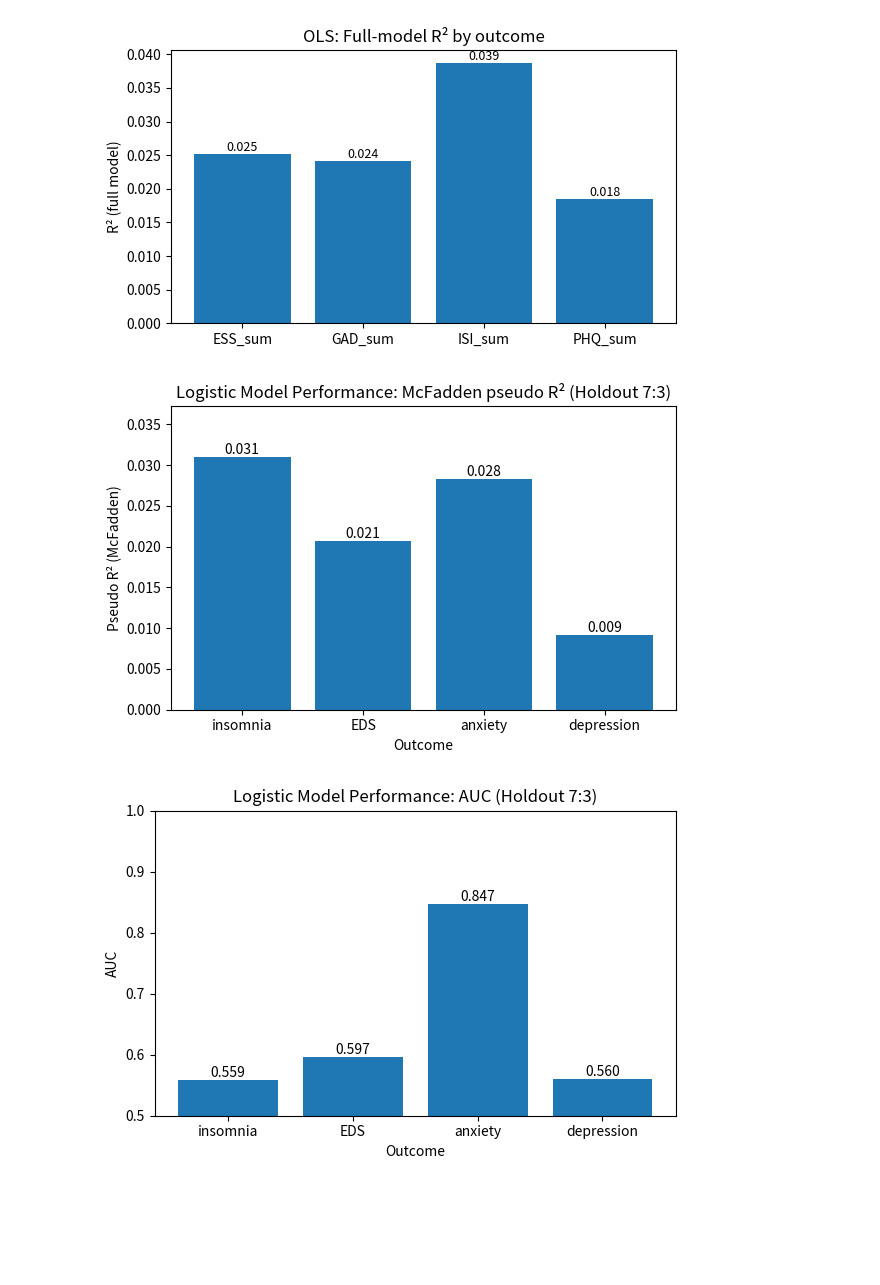
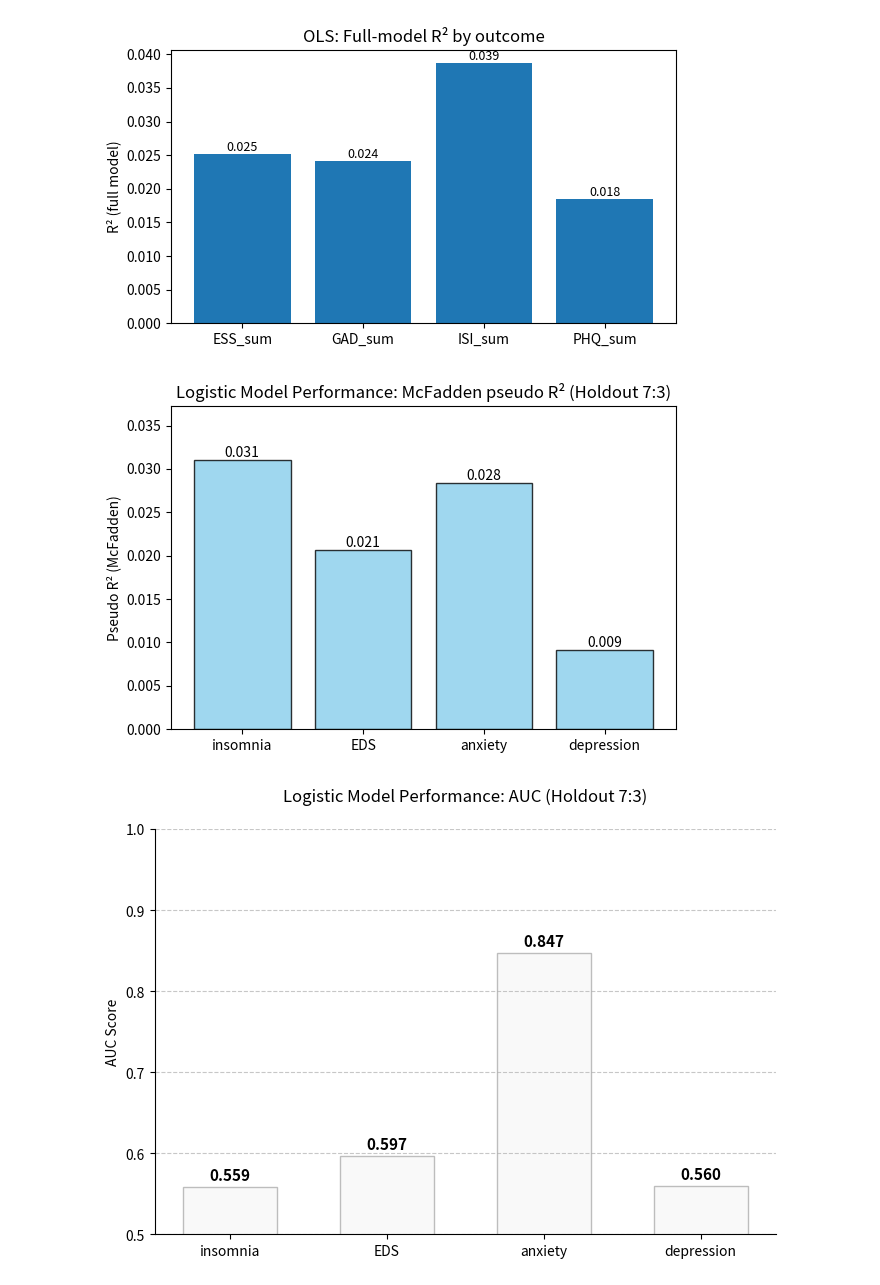
Before and after one commit to LeeHyunWon999/SleepHi, a Jupyter notebook: EDA_sleep_EFA_ver5_final_test_outcome.ipynb, the cells around one changed output. Saved outputs shown, nothing was run; the diff lists cells and outputs as text; code cells hidden in the pictures; blank space fills up the shorter version.

Commit message:
plot edit

```diff
--- a/EDA_sleep_EFA_ver5_final_test_outcome.ipynb
+++ b/EDA_sleep_EFA_ver5_final_test_outcome.ipynb
@@ -2676,7 +2676,7 @@ import matplotlib.pyplot as plt
 def plot_model_metrics(csv_path: str, title_suffix: str = "", show_auc_ci: bool = False):
     logit_df = pd.read_csv(csv_path)
 
-    # outcome별로 모델 지표 1개만 추출 (first)
+    # outcome별로 모델 지표 추출
     mm = (
         logit_df
         .groupby("binary_outcome", as_index=False)
@@ -2691,62 +2691,82 @@ def plot_model_metrics(csv_path: str, title_suffix: str = "", show_auc_ci: bool
     outcome_order = ["insomnia", "EDS", "anxiety", "depression"]
     mm["binary_outcome"] = pd.Categorical(mm["binary_outcome"], categories=outcome_order, ordered=True)
     mm = mm.sort_values("binary_outcome")
+    x = np.arange(len(mm))
 
-    # --- Plot pseudo R² ---
+    # --- Plot pseudo R² --- (기존 유지)
     fig, ax = plt.subplots(figsize=(6, 4))
-    x = np.arange(len(mm))
     vals = mm["pseudo_r2_mcfadden"].to_numpy(dtype=float)
-
-    bars = ax.bar(x, vals)
+    bars = ax.bar(x, vals, color='skyblue', edgecolor='black', alpha=0.8)
     ax.set_xticks(x)
     ax.set_xticklabels(mm["binary_outcome"].astype(str).tolist())
     ax.set_title(f"Logistic Model Performance: McFadden pseudo R²{title_suffix}")
-    ax.set_xlabel("Outcome")
     ax.set_ylabel("Pseudo R² (McFadden)")
 
     for b in bars:
         h = b.get_height()
         ax.text(b.get_x() + b.get_width()/2, h, f"{h:.3f}", ha="center", va="bottom", fontsize=10)
 
-    ymax = np.nanmax(vals) if np.isfinite(vals).any() else 1.0
-    ax.set_ylim(0, ymax * 1.2)
+    ax.set_ylim(0, max(vals) * 1.2 if len(vals)>0 else 1.0)
     fig.tight_layout()
     plt.show()
 
     # --- Plot AUC ---
-    fig, ax = plt.subplots(figsize=(6, 4))
+    fig, ax = plt.subplots(figsize=(7, 5))
     auc_vals = mm["auc"].to_numpy(dtype=float)
-    bars = ax.bar(x, auc_vals)
+
+    # 1. 막대 그래프 (중앙 정렬)
+    bar_width = 0.6
+    bars = ax.bar(x, auc_vals, width=bar_width, color='whitesmoke', edgecolor='gray', alpha=0.5, label='AUC')
+
     ax.set_xticks(x)
     ax.set_xticklabels(mm["binary_outcome"].astype(str).tolist())
-    ax.set_title(f"Logistic Model Performance: AUC{title_suffix}")
-    ax.set_xlabel("Outcome")
-    ax.set_ylabel("AUC")
-    ax.set_ylim(0.5, 1.0)
+    ax.set_title(f"Logistic Model Performance: AUC{title_suffix}", pad=20)
+    ax.set_ylabel("AUC Score")
 
+    # 2. 신뢰구간 및 수치 표시 로직
+    if show_auc_ci:
+        lows = mm["auc_ci_low"].to_numpy(dtype=float)
+        highs = mm["auc_ci_high"].to_numpy(dtype=float)
+
+        # 신뢰구간 하한 중 최소값을 찾아 Y축 하한 설정 (여유분 0.02)
+        min_ci_limit = np.nanmin(lows)
+        ax.set_ylim(min_ci_limit - 0.02, 1.0)
+
+        # 에러바 계산 (중심점으로부터의 거리)
+        yerr = [auc_vals - lows, highs - auc_vals]
+
+        # 신뢰구간 막대를 우측으로 shift (x + 0.15)
+        shift = 0.15
+        ax.errorbar(x + shift, auc_vals, yerr=yerr, fmt='none', ecolor='red',
+                    capsize=4, elinewidth=1.2, label='95% CI')
+
+        # 신뢰구간 수치 텍스트 (에러바 옆에 배치)
+        for i, val in enumerate(x):
+            ax.text(val + shift + 0.05, lows[i], f"{lows[i]:.3f}", va='center', ha='left', fontsize=8, color='red')
+            ax.text(val + shift + 0.05, highs[i], f"{highs[i]:.3f}", va='center', ha='left', fontsize=8, color='red')
+    else:
+        ax.set_ylim(0.5, 1.0)
+
+    # 3. AUC 메인 숫자 표시 (막대 중앙)
     for i, b in enumerate(bars):
         h = b.get_height()
         if np.isfinite(h):
-            ax.text(b.get_x() + b.get_width()/2, h, f"{h:.3f}", ha="center", va="bottom", fontsize=10)
-            if show_auc_ci:
-                lo = mm["auc_ci_low"].iloc[i]
-                hi = mm["auc_ci_high"].iloc[i]
-                if np.isfinite(lo) and np.isfinite(hi):
-                    ax.text(
-                        b.get_x() + b.get_width()/2,
-                        h - 0.03,
-                        f"[{lo:.3f}, {hi:.3f}]",
-                        ha="center",
-                        va="top",
-                        fontsize=9
-                    )
+            ax.text(b.get_x() + b.get_width()/2, h + 0.005, f"{h:.3f}",
+                    ha="center", va="bottom", fontsize=11, weight='bold', color='black')
+
+    ax.yaxis.grid(True, linestyle='--', alpha=0.7)
+    ax.spines['top'].set_visible(False)
+    ax.spines['right'].set_visible(False)
+
+    if show_auc_ci:
+        ax.legend(loc='upper left', fontsize=9)
 
     fig.tight_layout()
     plt.show()
 
 # 실행
 plot_model_metrics("aux_logit_results_holdout.csv", title_suffix=" (Holdout 7:3)", show_auc_ci=False)
 plot_model_metrics("aux_logit_results_bootstrap.csv", title_suffix=" (Bootstrap OOB, mean±CI)", show_auc_ci=True)
 # %% [output]
-[figure, old version]
+[figure, new version]
-[figure, old version]
+[figure, new version]
```
Also changed, not shown: parts of 1 cell of this notebook.
